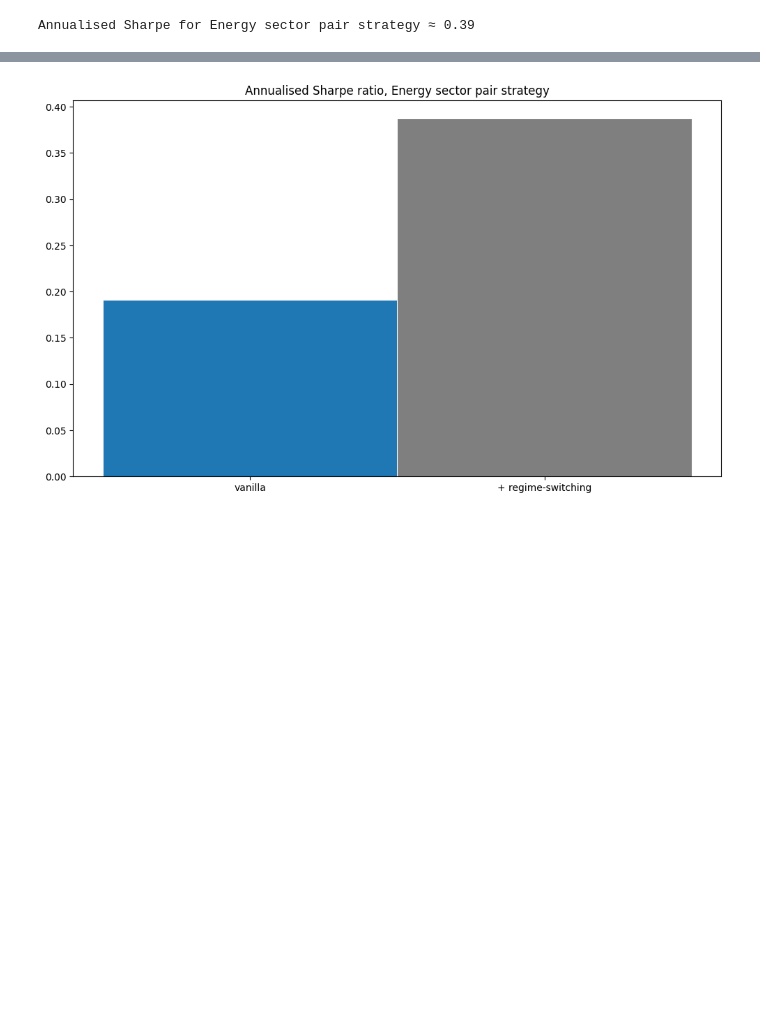
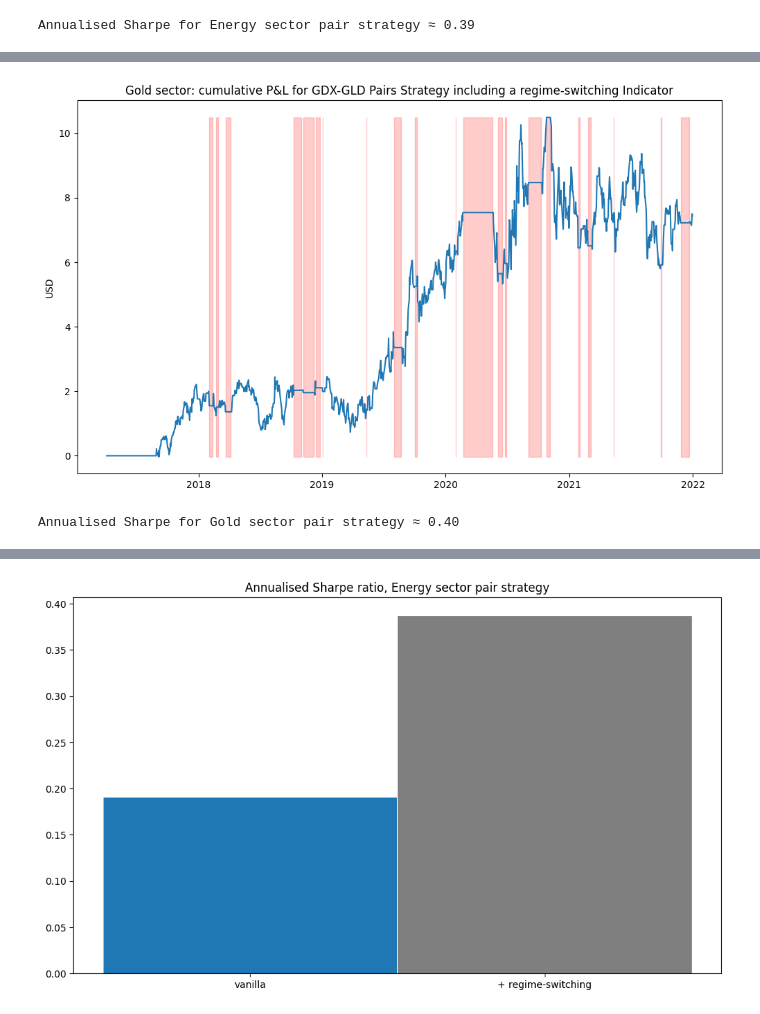
Before and after one commit to George-Creekbed/capstone_review, a Jupyter notebook: step2.ipynb, the cells around one changed output, grey strips where cells are left out. Cells and saved outputs as stored; diff of their text form; code cells hidden in the pictures; blank space fills up the shorter version.

```diff
--- a/step2.ipynb
+++ b/step2.ipynb
@@ -232,0 +286,6 @@ plt.show()
+# %%
+# apply vol switch to trading strategy
+position_gold_with_switch = position_gold_no_switch.where(~switch_high_vol, 0)
+
+position_gold_with_switch.name = "Spread Position"
+# position_gold_with_switch
@@ -232,0 +306,21 @@ plt.show()
+# %%
+# Strategy returns
+spread_returns = spread_gold.iloc[roll_window:].diff()
+strategy_ret = position_gold_with_switch.shift() * spread_returns
+cum_pnl_gold_with_switch = strategy_ret.cumsum()
+cum_pnl_gold_with_switch.name = "PnL Gold pair"
+
+min_pnl = cum_pnl_gold_with_switch.min()
+max_pnl = cum_pnl_gold_with_switch.max()
+# Results
+plt.plot(cum_pnl_gold_with_switch.index, cum_pnl_gold_with_switch)
+plt.fill_between(switch_high_vol.index, min_pnl, max_pnl, where=switch_high_vol.values == 1, color="r", alpha=0.2, label="stressed regime")
+plt.ylabel("USD")
+plt.title("Gold sector: cumulative P&L for GDX-GLD Pairs Strategy including a regime-switching Indicator")
+plt.show()
+
+annual_sharpe_gold_with_switch = (strategy_ret.mean() / strategy_ret.std()) * np.sqrt(252)
+print(f"Annualised Sharpe for Gold sector pair strategy ≈ {annual_sharpe_gold_with_switch:.2f}")
+# %% [output]
+[figure, added]
+Annualised Sharpe for Gold sector pair strategy ≈ 0.40
```
Also changed, not shown: parts of 24 cells of this notebook.
